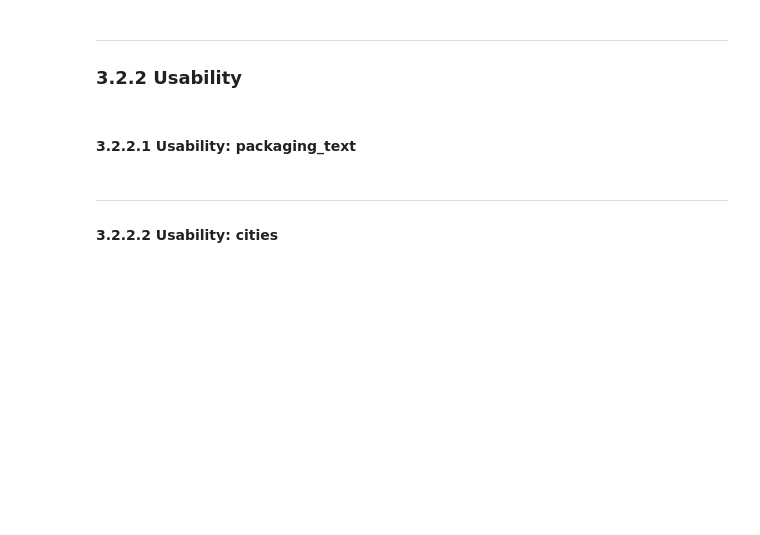
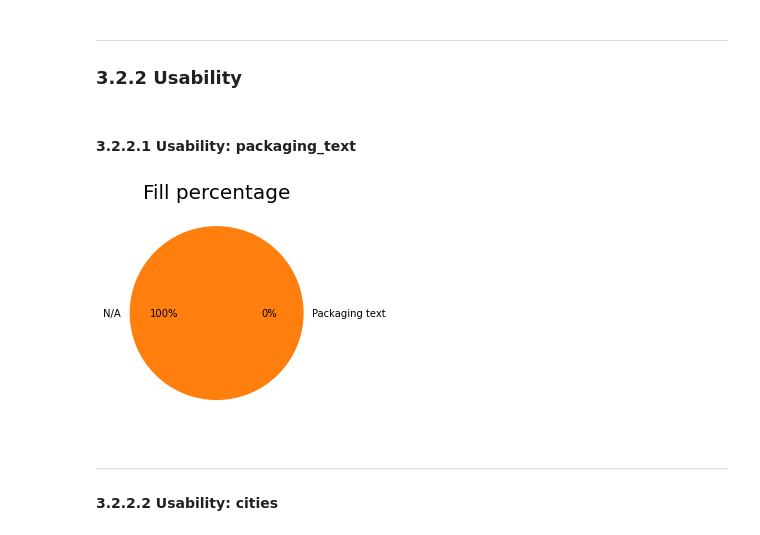
Before and after one commit to curiousmindflow/oc-ml-p2, a Jupyter notebook: preparation.ipynb, the cells around one changed output. Cells and saved outputs as stored; diff of their text form; code cells hidden in the pictures; blank space fills up the shorter version.

```diff
--- a/preparation.ipynb
+++ b/preparation.ipynb
@@ -187,3 +270,7 @@ tags.packaging_text.notna().sum()
+# %%
+feature_filling(tags, "packaging_text", "Packaging text")
+# %% [output]
+[figure, added]
 # %%
 tags.drop(columns=["packaging_text"], inplace=True)
 # %% [markdown]
```
Also changed, not shown: parts of 117 cells of this notebook, 3 other files.
